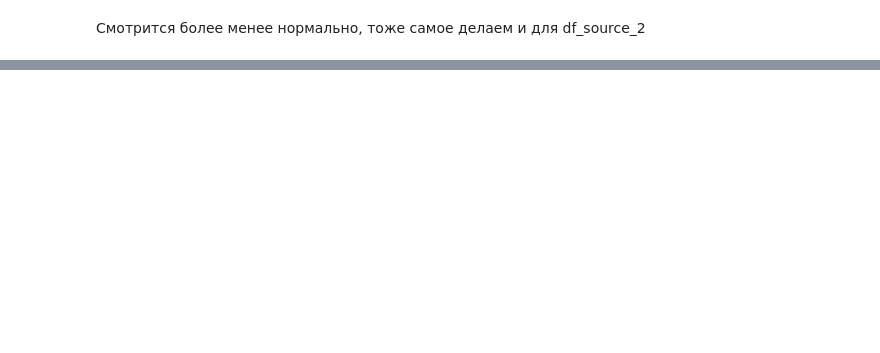
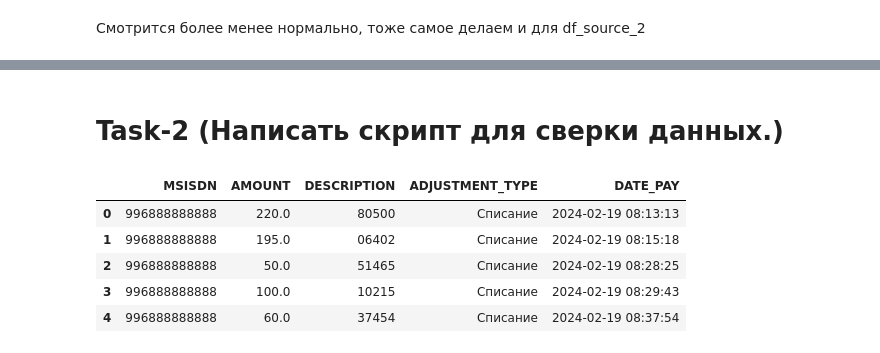
Before and after one commit to oneku16/nur-telecom-RAFM, a Jupyter notebook: task_1.ipynb, the cells around one changed output, grey strips where cells are left out. Cells and saved outputs as stored; diff of their text form; code cells hidden in the pictures; blank space fills up the shorter version.

```diff
--- a/task_1_xlsx_to_db/task_1.ipynb
+++ b/task_1.ipynb
@@ -42,6 +41,7 @@ df_source_1.head(10)
 # %%
-# каст колонки AMOUNT в float, Полагаю что тут нет никаких неверных значений типо str иначе придется сделать через метод pandas.to_numeric
+# каст колонки AMOUNT в float, Полагаю что тут нет никаких неверных значений типа str иначе придется сделать через метод pandas.to_numeric
 df_source_1.AMOUNT = df_source_1.AMOUNT.astype(float)
+df_source_1.MSISDN = df_source_1.MSISDN.astype(str)
 df_source_1.rename(columns={'ADJUSTMENTTYPE': 'ADJUSTMENT_TYPE', 'DAT_PAY': 'DATE_PAY'}, inplace=True)
 # %%
 df_source_1.head(10)
@@ -101,0 +113,11 @@ connection = psycopg2.connect(database="postgres", user="developer", password="d
+# %% [markdown]
+# Task-2 (Написать скрипт для сверки данных.)
+# %%
+df_source_1.head()
+# %% [output]
+|  | MSISDN | AMOUNT | DESCRIPTION | ADJUSTMENT_TYPE | DATE_PAY |
+| 0 | 996888888888 | 220.0 | 80500 | Списание | 2024-02-19 08:13:13 |
+| 1 | 996888888888 | 195.0 | 06402 | Списание | 2024-02-19 08:15:18 |
+| 2 | 996888888888 | 50.0 | 51465 | Списание | 2024-02-19 08:28:25 |
+| 3 | 996888888888 | 100.0 | 10215 | Списание | 2024-02-19 08:29:43 |
+| 4 | 996888888888 | 60.0 | 37454 | Списание | 2024-02-19 08:37:54 |
```
Also changed, not shown: parts of 12 cells of this notebook, 2 other files.
